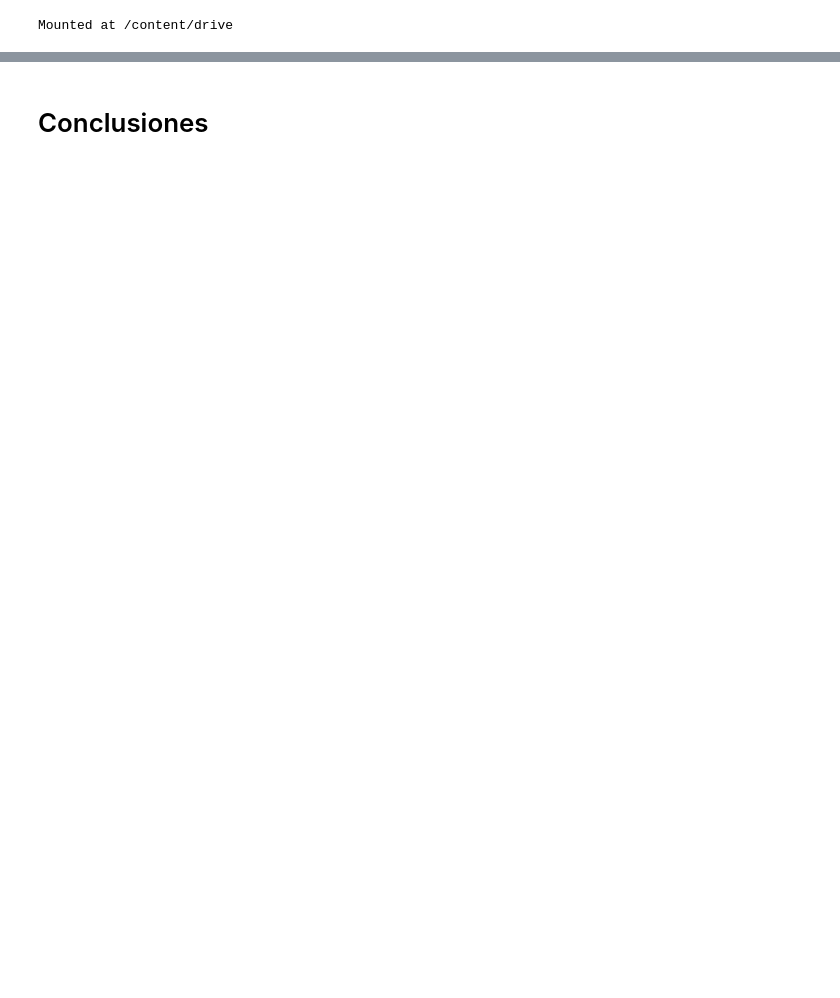
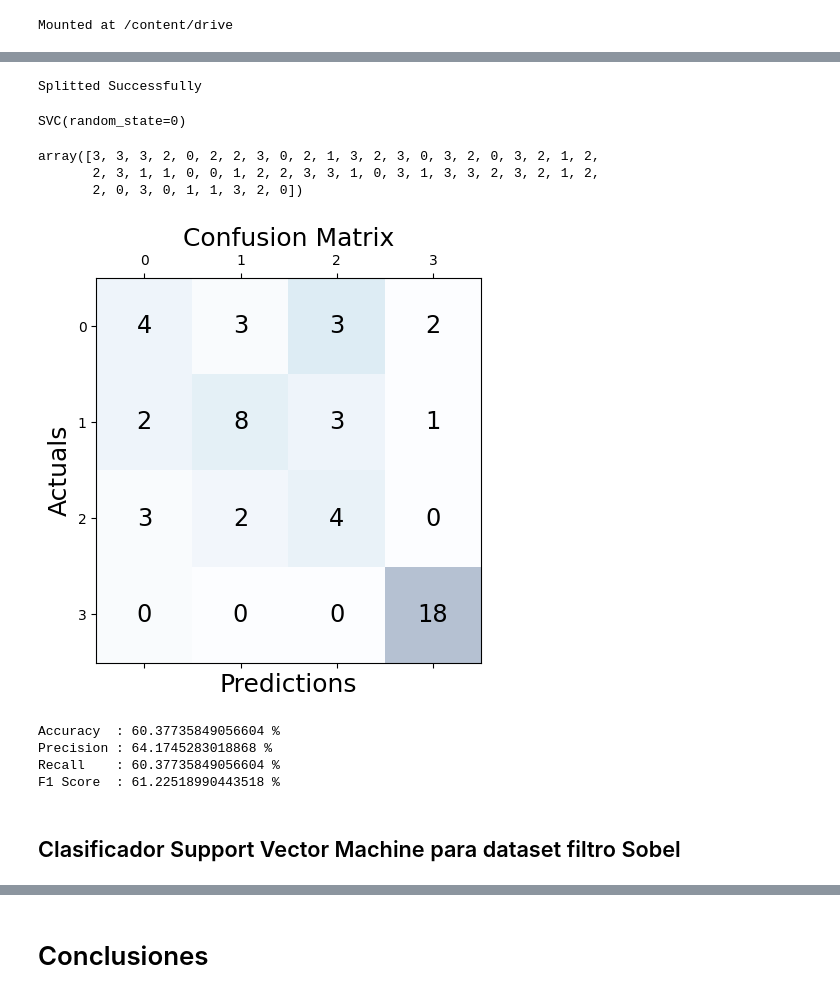
Before and after one commit to principioincertidumbre/ComputerVision, a Jupyter notebook: IntroCV_Tarea_2_Sofía_Vits.ipynb, the cells around one changed output, grey strips where cells are left out. Drawn from its saved outputs; the diff is of its cells as text; code cells hidden in the pictures; blank space fills up the shorter version.

```diff
--- a/IntroCV_Tarea_2_Sofía_Vits.ipynb
+++ b/IntroCV_Tarea_2_Sofía_Vits.ipynb
@@ -106,0 +391,15 @@ inPath12 = '/content/drive/MyDrive/potato/Healthy Potatoes Sobel'
+# %%
+for i in Categories:
+  print(f'loading... category : {i}')
+  path=os.path.join(datadir_g,i)
+  for img in os.listdir(path):
+    img_array=imread(os.path.join(path,img))
+    img_resized=resize(img_array,(200,200,3))
+    flat_data_arr_g.append(img_resized.flatten())
+    target_arr_g.append(Categories.index(i))
+  print(f'loaded category:{i} successfully')
+flat_data_g=np.array(flat_data_arr_g)
+target_g=np.array(target_arr_g)
+df_papa_g=pd.DataFrame(flat_data_g)
+df_papa_g['Categoría']=target_g
+df_papa_g
@@ -106,0 +428,45 @@ inPath12 = '/content/drive/MyDrive/potato/Healthy Potatoes Sobel'
+# %%
+x_g=df_papa_g.iloc[:,:-1]
+y_g=df_papa_g.iloc[:,-1]
+x_g_train,x_g_test,y_g_train,y_g_test=train_test_split(x_g,y_g,test_size=0.20,random_state=42)
+print('Splitted Successfully')
+# %% [output]
+Splitted Successfully
+# %%
+classifier_g = SVC(kernel = 'rbf', random_state = 0)
+classifier_g.fit(x_g_train, y_g_train)
+# %% [output]
+SVC(random_state=0)
+# %%
+y_g_pred = classifier_g.predict(x_g_test)
+y_g_pred
+# %% [output]
+array([3, 3, 3, 2, 0, 2, 2, 3, 0, 2, 1, 3, 2, 3, 0, 3, 2, 0, 3, 2, 1, 2,
+       2, 3, 1, 1, 0, 0, 1, 2, 2, 3, 3, 1, 0, 3, 1, 3, 3, 2, 3, 2, 1, 2,
+       2, 0, 3, 0, 1, 1, 3, 2, 0])
+# %%
+cm_g = confusion_matrix(y_g_test, y_g_pred)
+fig, ax = plt.subplots(figsize=(5, 5))
+ax.matshow(cm_g, cmap=plt.cm.Blues, alpha=0.3)
+for i in range(cm_g.shape[0]):
+    for j in range(cm_g.shape[1]):
+        ax.text(x=j, y=i,s=cm[i, j], va='center', ha='center', size='xx-large')
+
+plt.xlabel('Predictions', fontsize=18)
+plt.ylabel('Actuals', fontsize=18)
+plt.title('Confusion Matrix', fontsize=18)
+plt.show()
+# %% [output]
+[figure, added]
+# %%
+print('Accuracy  :', accuracy_score(y_g_test, y_g_pred)*100 ,"%")
+print('Precision :' , precision_score(y_g_test, y_g_pred, average='weighted')*100 ,"%")
+print('Recall    :', recall_score(y_g_test, y_g_pred, average='weighted')*100 ,"%")
+print('F1 Score  :',f1_score(y_g_test, y_g_pred, average='weighted')*100 ,"%")
+# %% [output]
+Accuracy  : 60.37735849056604 %
+Precision : 64.1745283018868 %
+Recall    : 60.37735849056604 %
+F1 Score  : 61.22518990443518 %
+# %% [markdown]
+## Clasificador Support Vector Machine para dataset filtro Sobel
```
Also changed, not shown: parts of 28 cells of this notebook.
